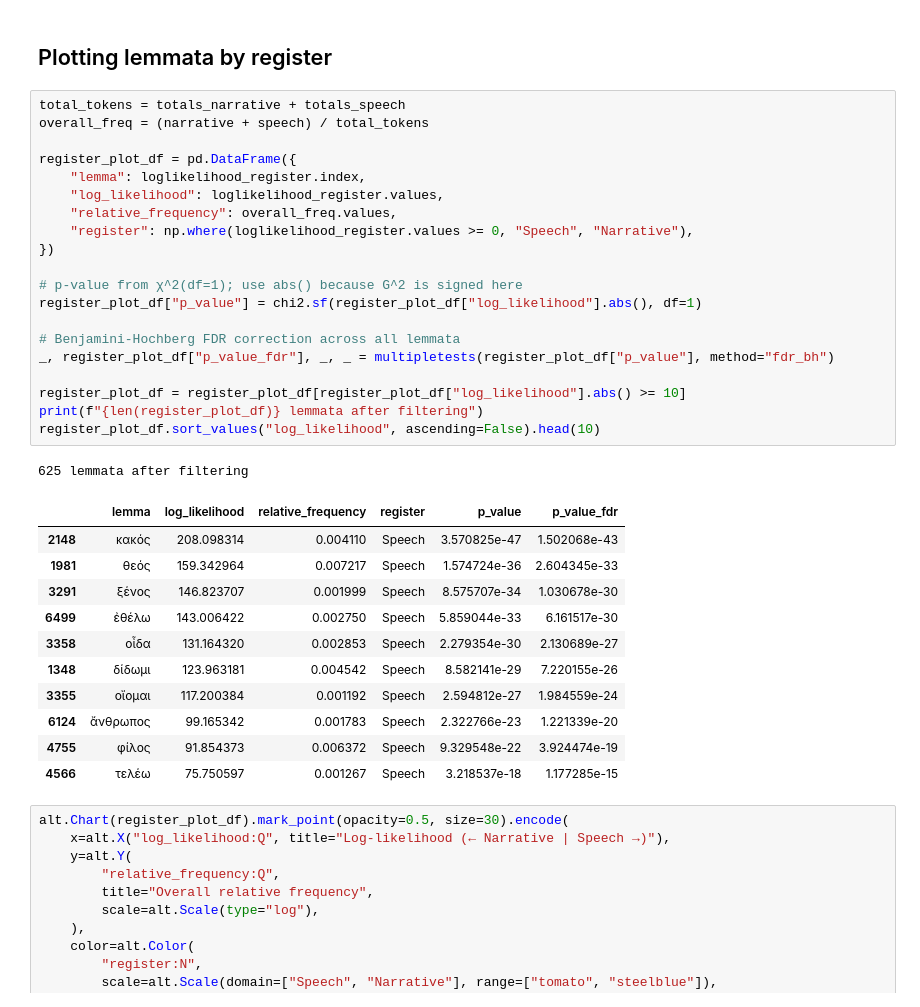
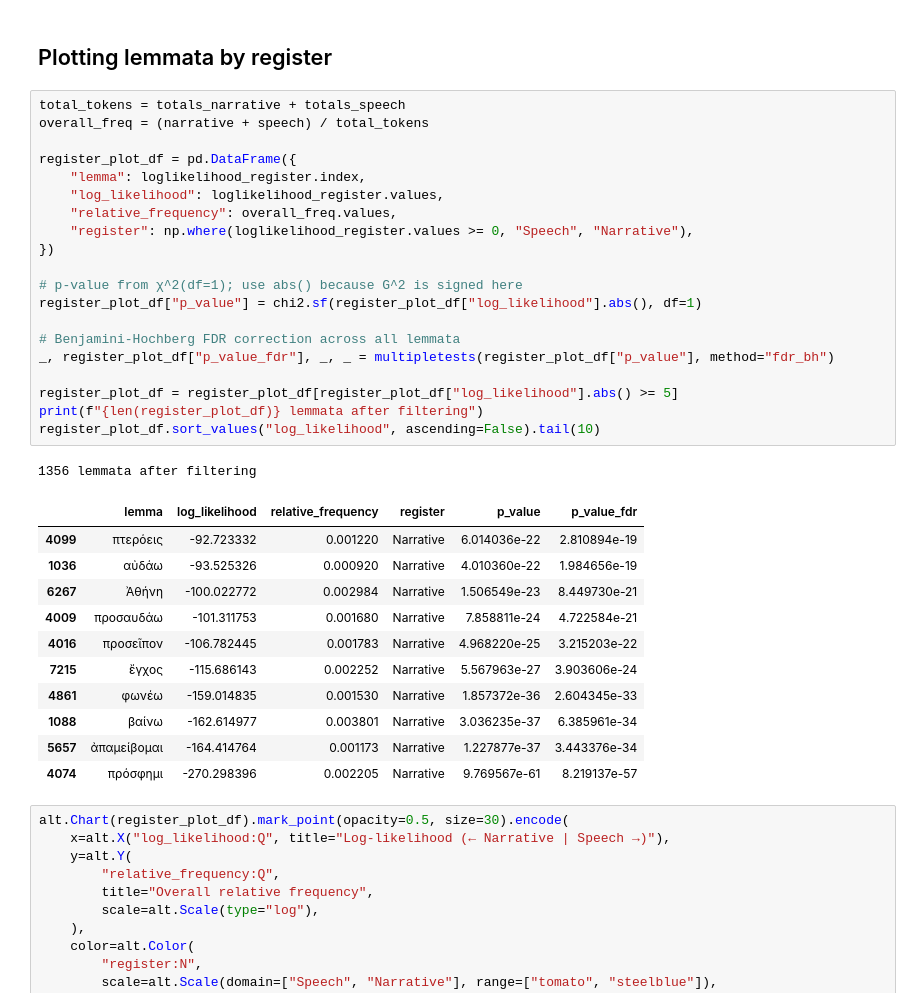
Before and after one commit to pletcher/ccc-2026, a Jupyter notebook: notebooks/epic_speech_vs_narrative.ipynb, the cells around one changed output. Cells and saved outputs as stored; diff of their text form.

```diff
--- a/notebooks/epic_speech_vs_narrative.ipynb
+++ b/notebooks/epic_speech_vs_narrative.ipynb
@@ -162,36 +162,36 @@ alt.Chart(work_plot_df).mark_point(opacity=0.5, size=30).encode(
 # %%
 total_tokens = totals_narrative + totals_speech
 overall_freq = (narrative + speech) / total_tokens
 
 register_plot_df = pd.DataFrame({
     "lemma": loglikelihood_register.index,
     "log_likelihood": loglikelihood_register.values,
     "relative_frequency": overall_freq.values,
     "register": np.where(loglikelihood_register.values >= 0, "Speech", "Narrative"),
 })
 
 # p-value from χ^2(df=1); use abs() because G^2 is signed here
 register_plot_df["p_value"] = chi2.sf(register_plot_df["log_likelihood"].abs(), df=1)
 
 # Benjamini-Hochberg FDR correction across all lemmata
 _, register_plot_df["p_value_fdr"], _, _ = multipletests(register_plot_df["p_value"], method="fdr_bh")
 
-register_plot_df = register_plot_df[register_plot_df["log_likelihood"].abs() >= 10]
+register_plot_df = register_plot_df[register_plot_df["log_likelihood"].abs() >= 5]
 print(f"{len(register_plot_df)} lemmata after filtering")
-register_plot_df.sort_values("log_likelihood", ascending=False).head(10)
+register_plot_df.sort_values("log_likelihood", ascending=False).tail(10)
 # %% [output]
-625 lemmata after filtering
+1356 lemmata after filtering
 |  | lemma | log_likelihood | relative_frequency | register | p_value | p_value_fdr |
-| 2148 | κακός | 208.098314 | 0.004110 | Speech | 3.570825e-47 | 1.502068e-43 |
-| 1981 | θεός | 159.342964 | 0.007217 | Speech | 1.574724e-36 | 2.604345e-33 |
-| 3291 | ξένος | 146.823707 | 0.001999 | Speech | 8.575707e-34 | 1.030678e-30 |
-| 6499 | ἐθέλω | 143.006422 | 0.002750 | Speech | 5.859044e-33 | 6.161517e-30 |
-| 3358 | οἶδα | 131.164320 | 0.002853 | Speech | 2.279354e-30 | 2.130689e-27 |
-| 1348 | δίδωμι | 123.963181 | 0.004542 | Speech | 8.582141e-29 | 7.220155e-26 |
-| 3355 | οἴομαι | 117.200384 | 0.001192 | Speech | 2.594812e-27 | 1.984559e-24 |
-| 6124 | ἄνθρωπος | 99.165342 | 0.001783 | Speech | 2.322766e-23 | 1.221339e-20 |
-| 4755 | φίλος | 91.854373 | 0.006372 | Speech | 9.329548e-22 | 3.924474e-19 |
-| 4566 | τελέω | 75.750597 | 0.001267 | Speech | 3.218537e-18 | 1.177285e-15 |
+| 4099 | πτερόεις | -92.723332 | 0.001220 | Narrative | 6.014036e-22 | 2.810894e-19 |
+| 1036 | αὐδάω | -93.525326 | 0.000920 | Narrative | 4.010360e-22 | 1.984656e-19 |
+| 6267 | Ἀθήνη | -100.022772 | 0.002984 | Narrative | 1.506549e-23 | 8.449730e-21 |
+| 4009 | προσαυδάω | -101.311753 | 0.001680 | Narrative | 7.858811e-24 | 4.722584e-21 |
+| 4016 | προσεῖπον | -106.782445 | 0.001783 | Narrative | 4.968220e-25 | 3.215203e-22 |
+| 7215 | ἔγχος | -115.686143 | 0.002252 | Narrative | 5.567963e-27 | 3.903606e-24 |
+| 4861 | φωνέω | -159.014835 | 0.001530 | Narrative | 1.857372e-36 | 2.604345e-33 |
+| 1088 | βαίνω | -162.614977 | 0.003801 | Narrative | 3.036235e-37 | 6.385961e-34 |
+| 5657 | ἀπαμείβομαι | -164.414764 | 0.001173 | Narrative | 1.227877e-37 | 3.443376e-34 |
+| 4074 | πρόσφημι | -270.298396 | 0.002205 | Narrative | 9.769567e-61 | 8.219137e-57 |
 # %%
 alt.Chart(register_plot_df).mark_point(opacity=0.5, size=30).encode(
     x=alt.X("log_likelihood:Q", title="Log-likelihood (← Narrative | Speech →)"),
```
Also changed, not shown: parts of 2 cells of this notebook, 1 other file.
